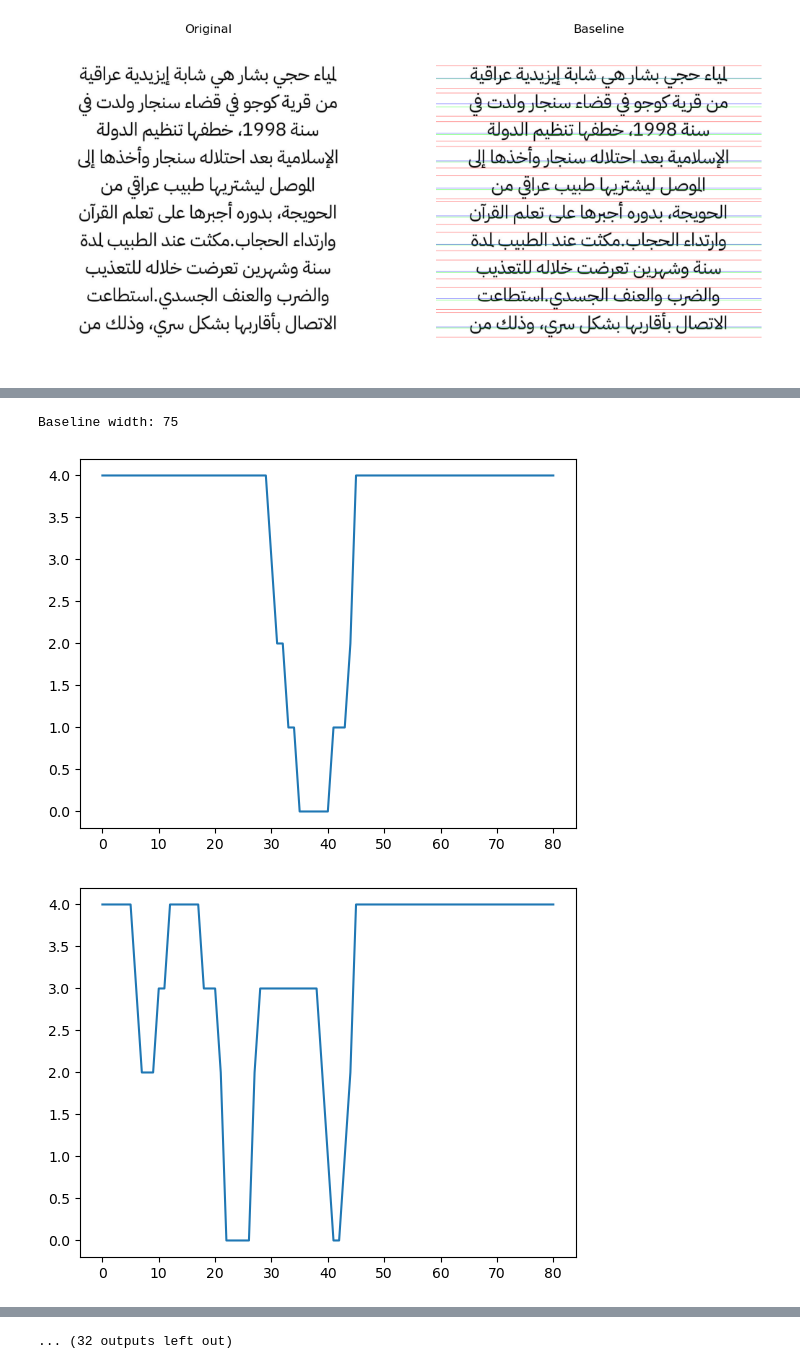
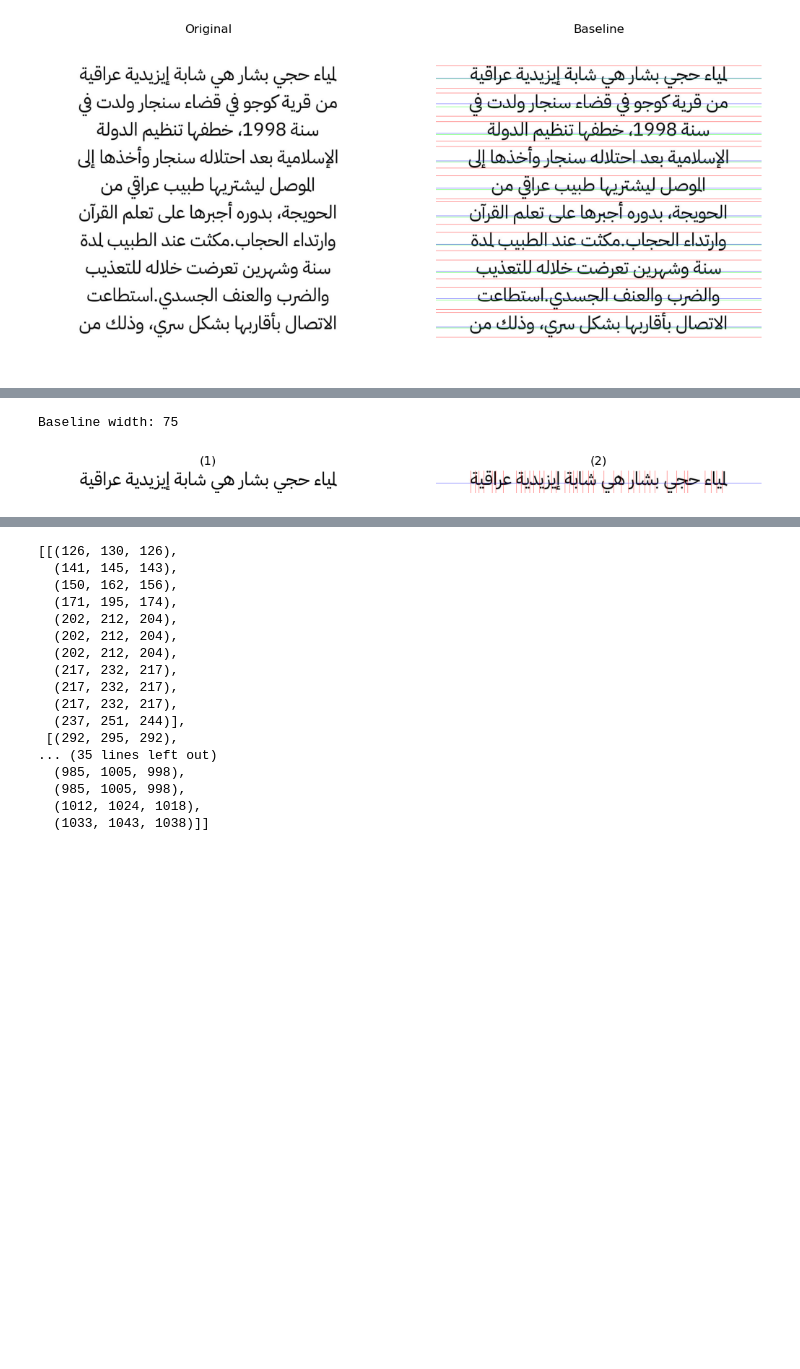
Before and after one commit to AbdoWise-z/Arabic-Font-Type-Detector, a Jupyter notebook: steps.ipynb, the cells around one changed output, grey strips where cells are left out. Cells and saved outputs as stored; diff of their text form; code cells hidden in the pictures; blank space fills up the shorter version.

```diff
--- a/steps.ipynb
+++ b/steps.ipynb
@@ -274,7 +274,6 @@ show_images([input_image , baseline_image] , ["Original" , "Baseline"])
 [figure]
 # %%
 # now to generate the separation regions ..
-from scipy import stats
 from collections import Counter
 
 def find_cut_points(image , line , words , maxTransitionsLine , temp=None , show=True):
@@ -344,33 +343,32 @@ def find_cut_points(image , line , words , maxTransitionsLine , temp=None , show
     for k in totalSRs:
         validSRs = []
         for j in k:
             end   = j[0]
             start = j[1]
             div   = j[2]
             if VP[div] == line_height: # case 1 : speration is not inside a character
                 validSRs.append(j)
-            if np.min(np.sum(line_img[:,end:start] , axis=1)) != 0: # case 2 : no connected path between start and end
+            elif np.min(np.sum(line_img[:,end:start] , axis=1)) != 0: # case 2 : no connected path between start and end
                 validSRs.append(j)
 
         totalValidSRs.append(validSRs)
 
 
     for k in totalValidSRs:
         for j in k:
             cv2.line(SRs_image , (j[2] , 0) , (j[2] , line_height) , (255 , 0 , 0) , 1)
 
     if show:
         cv2.line(SRs_image , (0 , maxTransitionsLine) , (SRs_image.shape[1], maxTransitionsLine) , (0,0,255), 1)
         show_images([opened_img , SRs_image])
 
     return totalValidSRs
 
 
 
 
 find_cut_points(seg // 255 , lines[0] , words[0] , baselines[0][1])
 # %% [output]
 [figure]
 Baseline width: 75
-[figure, old version]
+[figure, new version]
-[figure, removed]
@@ -385 +375,17 @@ Baseline width: 75
-... (32 outputs left out)
+[[(126, 130, 126),
+  (141, 145, 143),
+  (150, 162, 156),
+  (171, 195, 174),
+  (202, 212, 204),
+  (202, 212, 204),
+  (202, 212, 204),
+  (217, 232, 217),
+  (217, 232, 217),
+  (217, 232, 217),
+  (237, 251, 244)],
+ [(292, 295, 292),
+... (35 lines left out)
+  (985, 1005, 998),
+  (985, 1005, 998),
+  (1012, 1024, 1018),
+  (1033, 1043, 1038)]]
```
Also changed, not shown: parts of 1 cell of this notebook.
